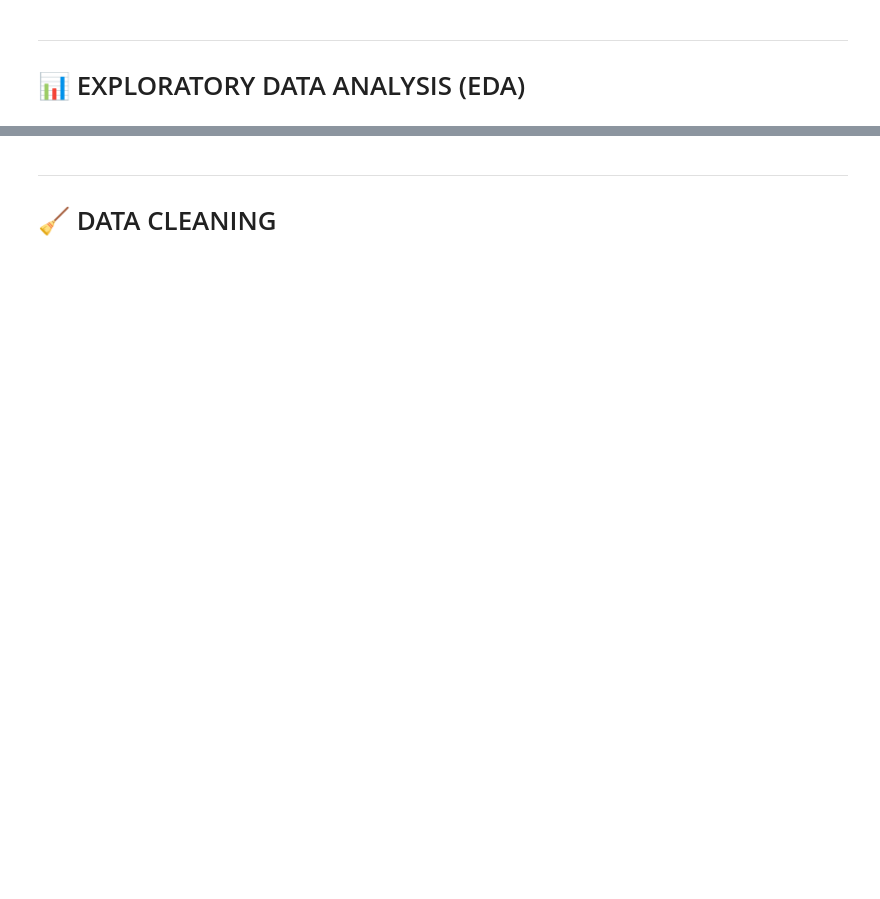
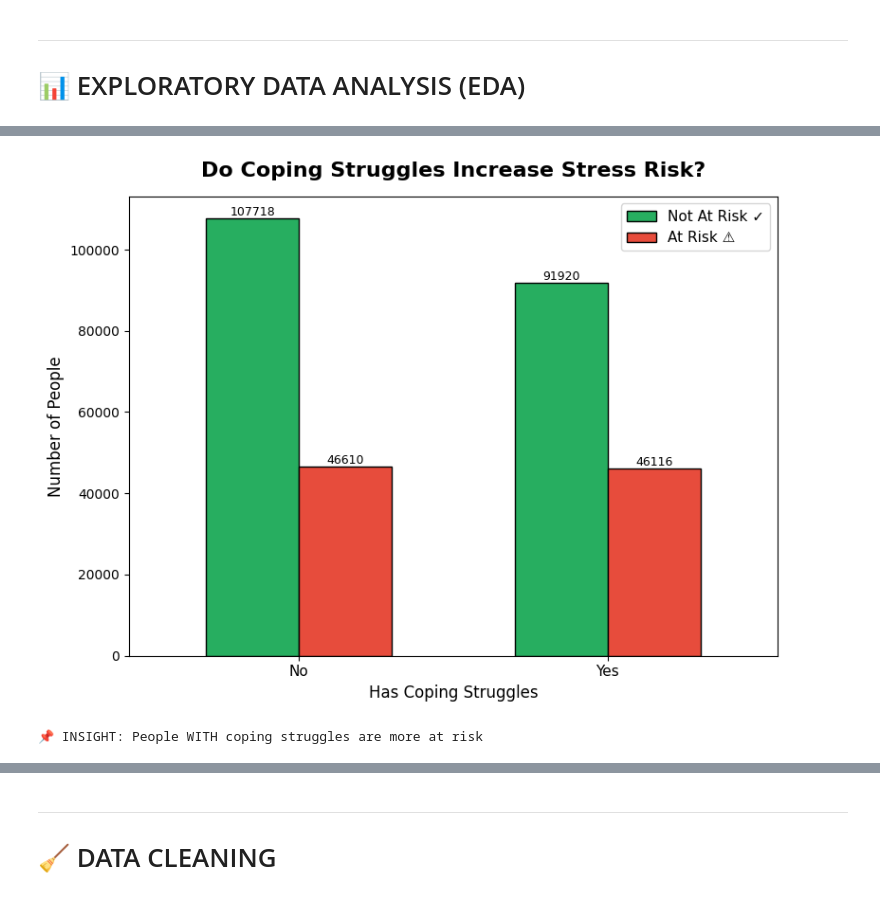
Before and after one commit to EstherAbik/Machine-Learning-Project, a Jupyter notebook: stress_prediction_notebook.ipynb, the cells around one changed output, grey strips where cells are left out. Saved outputs shown, nothing was run; the diff lists cells and outputs as text; code cells hidden in the pictures; blank space fills up the shorter version.

```diff
--- a/stress_prediction_notebook.ipynb
+++ b/stress_prediction_notebook.ipynb
@@ -151,25 +231,29 @@ plt.show()
 # %%
 # ============================================
 # EDA 3: Stress Risk vs Coping Struggles
 # ============================================
-fig, axes = plt.subplots(1, 2, figsize=(12, 5))
+fig, ax = plt.subplots(figsize=(8, 6))
 
-ct = pd.crosstab(df['Coping_Struggles'], df['Stress_Risk'], normalize='index') * 100
-print("Stress Risk by Coping Struggles (%):\n", ct.round(1))
+ct = pd.crosstab(df['Coping_Struggles'], df['Stress_Risk'])
+ct.plot(kind='bar', color=['#27ae60', '#e74c3c'], ax=ax, edgecolor='black', width=0.6)
 
-ct.plot(kind='bar', color=['#2ecc71', '#e74c3c'], ax=axes[0])
-axes[0].set_title('Stress Risk by Coping Struggles', fontweight='bold')
-axes[0].set_ylabel('Percentage (%)')
-axes[0].legend(title='Stress Risk')
-axes[0].tick_params(axis='x', rotation=0)
+ax.set_title('Do Coping Struggles Increase Stress Risk?', fontsize=16, fontweight='bold', pad=15)
+ax.set_xlabel('Has Coping Struggles', fontsize=12)
+ax.set_ylabel('Number of People', fontsize=12)
+ax.legend(['Not At Risk ✓', 'At Risk ⚠'], fontsize=11)
+ax.tick_params(axis='x', rotation=0, labelsize=11)
 
-sns.countplot(data=df, x='Coping_Struggles', hue='Stress_Risk',
-              palette=['#2ecc71', '#e74c3c'], ax=axes[1])
-axes[1].set_title('Count by Coping Struggles', fontweight='bold')
+for container in ax.containers:
+    ax.bar_label(container, fmt='%d', fontsize=9)
 
 plt.tight_layout()
-plt.savefig('eda_coping_struggles.png', dpi=150)
+plt.savefig('eda_coping_struggles.png', dpi=150, bbox_inches='tight')
 plt.show()
+
+print("📌 INSIGHT: People WITH coping struggles are more at risk")
+# %% [output]
+[figure, added]
+📌 INSIGHT: People WITH coping struggles are more at risk
 # %%
 # ============================================
 # EDA 4: Stress Risk vs Social Weakness
```
Also changed, not shown: parts of 21 cells of this notebook.
